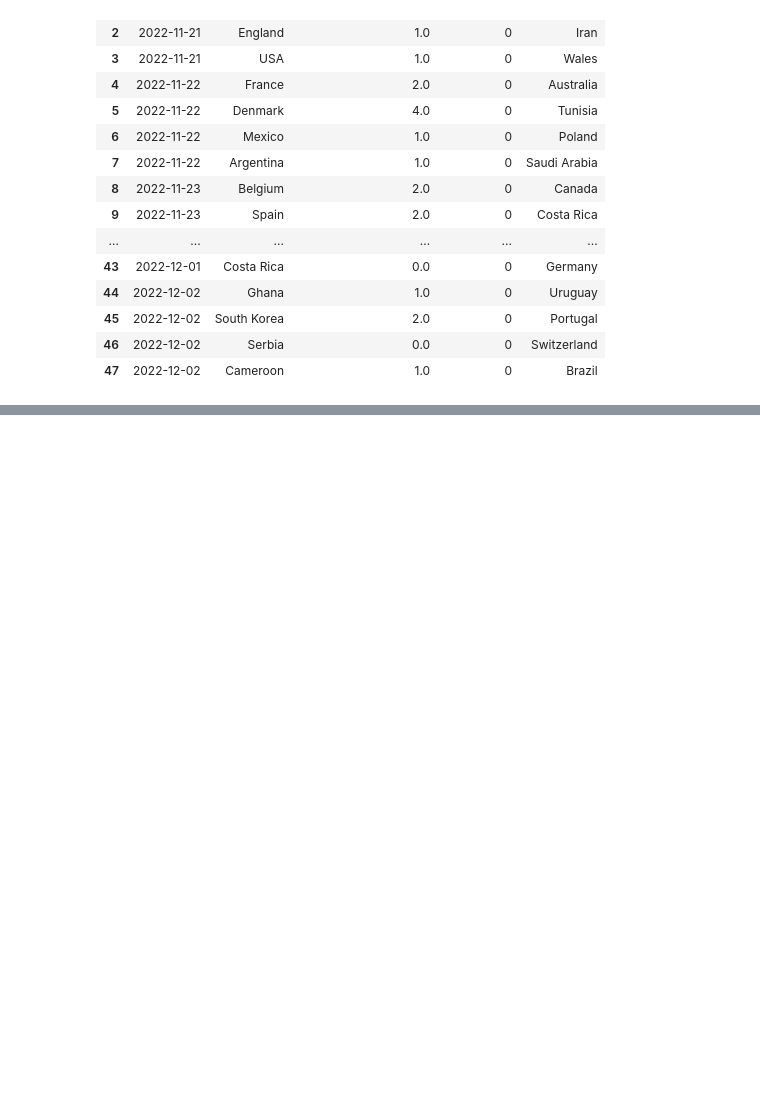
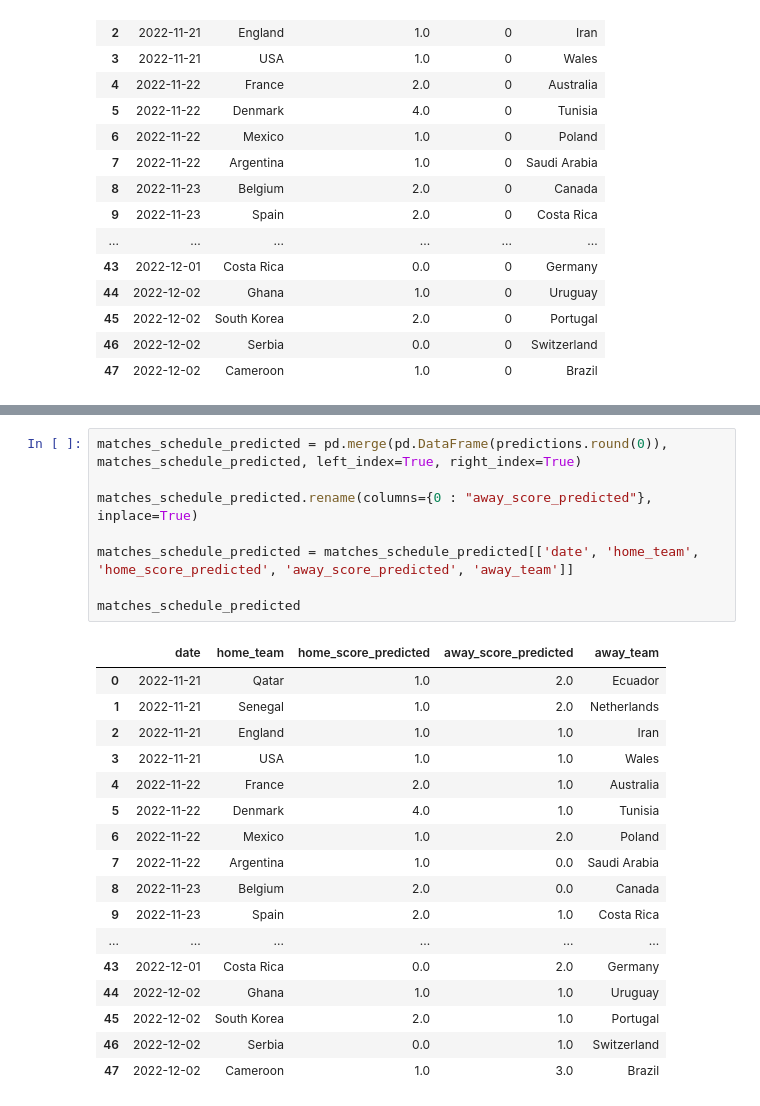
Before and after one commit to rafabandoni/world-cup-22-predict, a Jupyter notebook: predict_worldcup22.ipynb, the cells around one changed output, grey strips where cells are left out. Saved outputs shown, nothing was run; the diff lists cells and outputs as text; blank space fills up the shorter version.

Commit message:
added away predictions

```diff
--- a/predict_worldcup22.ipynb
+++ b/predict_worldcup22.ipynb
@@ -609,0 +657,26 @@ matches_schedule_predicted
+# %%
+matches_schedule_predicted = pd.merge(pd.DataFrame(predictions.round(0)), matches_schedule_predicted, left_index=True, right_index=True)
+
+matches_schedule_predicted.rename(columns={0 : "away_score_predicted"}, inplace=True)
+
+matches_schedule_predicted = matches_schedule_predicted[['date', 'home_team', 'home_score_predicted', 'away_score_predicted', 'away_team']]
+
+matches_schedule_predicted
+# %% [output]
+|  | date | home_team | home_score_predicted | away_score_predicted | away_team |
+| 0 | 2022-11-21 | Qatar | 1.0 | 2.0 | Ecuador |
+| 1 | 2022-11-21 | Senegal | 1.0 | 2.0 | Netherlands |
+| 2 | 2022-11-21 | England | 1.0 | 1.0 | Iran |
+| 3 | 2022-11-21 | USA | 1.0 | 1.0 | Wales |
+| 4 | 2022-11-22 | France | 2.0 | 1.0 | Australia |
+| 5 | 2022-11-22 | Denmark | 4.0 | 1.0 | Tunisia |
+| 6 | 2022-11-22 | Mexico | 1.0 | 2.0 | Poland |
+| 7 | 2022-11-22 | Argentina | 1.0 | 0.0 | Saudi Arabia |
+| 8 | 2022-11-23 | Belgium | 2.0 | 0.0 | Canada |
+| 9 | 2022-11-23 | Spain | 2.0 | 1.0 | Costa Rica |
+| ... | ... | ... | ... | ... | ... |
+| 43 | 2022-12-01 | Costa Rica | 0.0 | 2.0 | Germany |
+| 44 | 2022-12-02 | Ghana | 1.0 | 1.0 | Uruguay |
+| 45 | 2022-12-02 | South Korea | 2.0 | 1.0 | Portugal |
+| 46 | 2022-12-02 | Serbia | 0.0 | 1.0 | Switzerland |
+| 47 | 2022-12-02 | Cameroon | 1.0 | 3.0 | Brazil |
```
Also changed, not shown: parts of 3 cells of this notebook.
